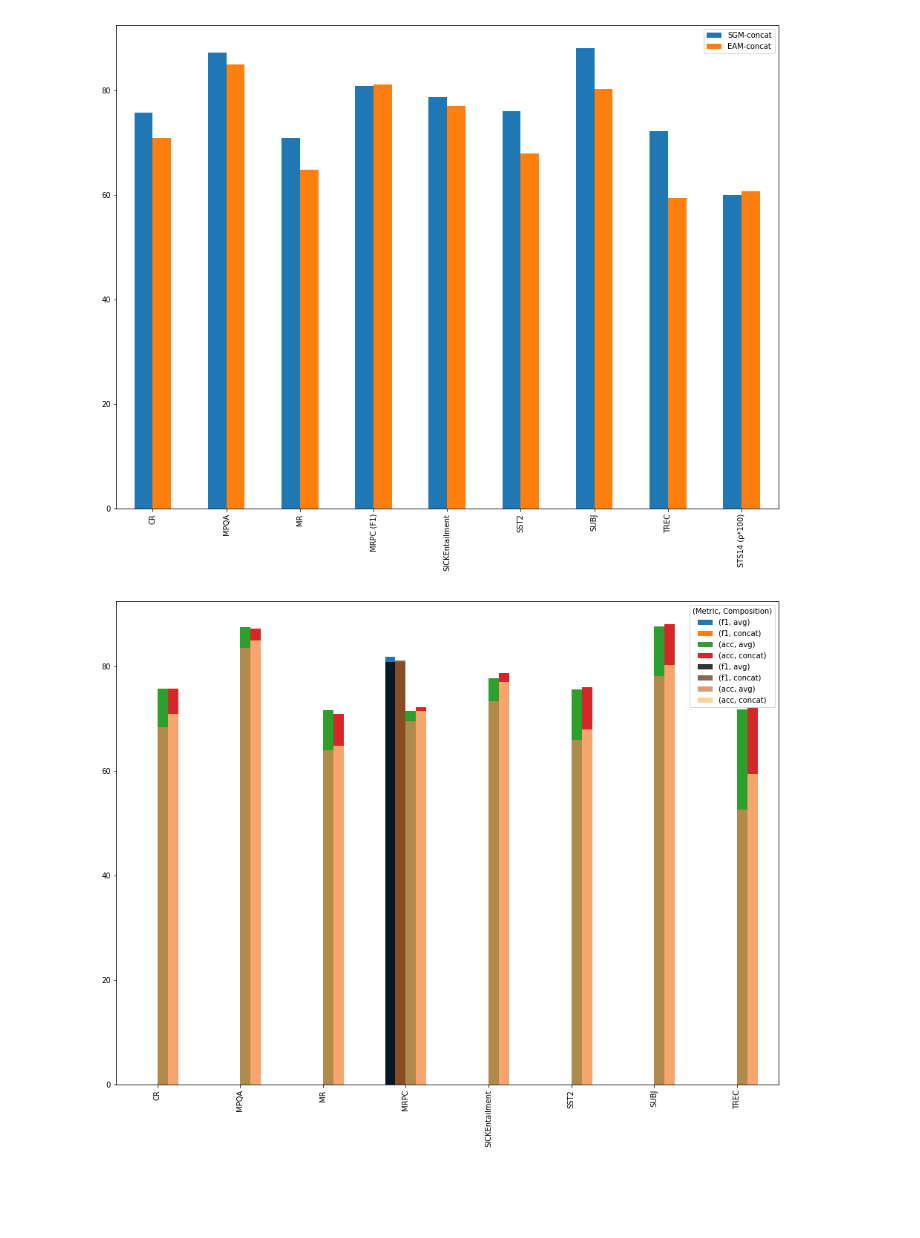
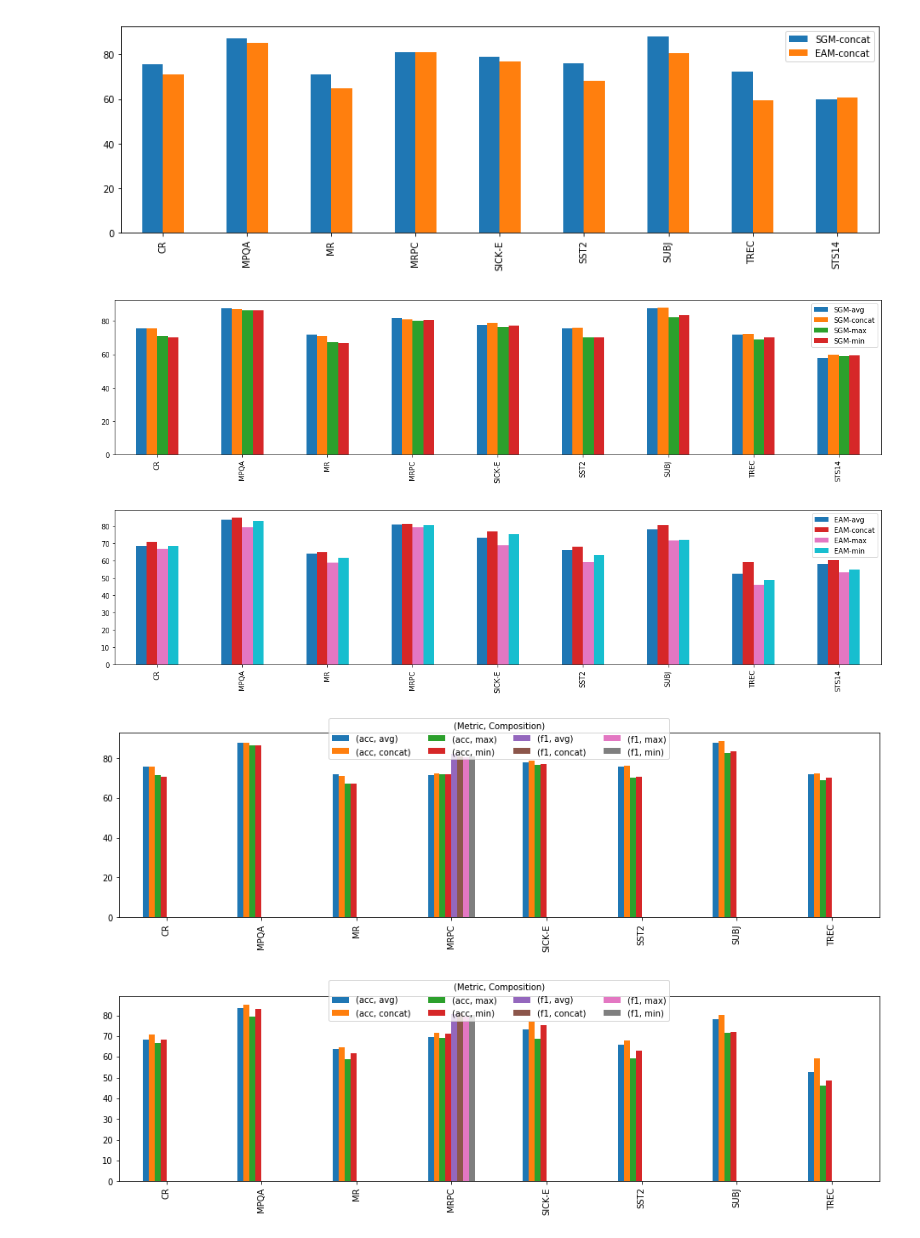
Before and after one commit to samarthbhargav/unsupervised-language-learning, a Jupyter notebook: practical-3/viz.ipynb, the cells around one changed output. Cells and saved outputs as stored; diff of their text form; code cells hidden in the pictures; blank space fills up the shorter version.

```diff
--- a/practical-3/viz.ipynb
+++ b/practical-3/viz.ipynb
@@ -148,0 +108,2 @@ best
+# %%
+plt.rcParams['figure.figsize'] = [12, 4]
@@ -149,8 +113,9 @@ best
 # %%
 ax = best.plot(kind = 'bar')
 ax.set_xticks(best['Tasks'].index)
 ax.set_xticklabels(list(best['Tasks']), rotation=90)
-plt.savefig("best.eps", dpi = 300)
+plt.tight_layout()
+# plt.savefig("best.eps", dpi = 300)
 # %% [output]
-[figure, old version]
+[figure, new version]
 # %%
@@ -158,8 +126,34 @@ plt.rcParams['figure.figsize'] = [16, 12]
+# %%
+ax = SGM.plot(kind = 'bar')
+ax.set_xticks(SGM['Tasks'].index)
+ax.set_xticklabels(list(SGM['Tasks']), rotation=90)
+plt.tight_layout()
+# plt.savefig("SGM.eps", dpi = 300)
+# %% [output]
+[figure, added]
+# %%
+ax = EAM.plot(kind = 'bar', colormap="tab10")
+ax.set_xticks(EAM['Tasks'].index)
+ax.set_xticklabels(list(EAM['Tasks']), rotation=90)
+plt.tight_layout()
+plt.savefig("EAM.eps", dpi = 300)
+# %% [output]
+[figure, added]
 # %%
 ax = ClassificationTask_sgm.unstack(level=0).plot(kind='bar', subplots=False)
-bx = ClassificationTask_eam.unstack(level=0).plot(kind='bar', subplots=False, ax=ax, colormap = 'copper', alpha = 0.8).legend(title = "(Metric, Composition)")
-# plt.plot(ax, bx)
+ax.set_xticklabels(xx, rotation=90)
+ax.legend(title = "(Metric, Composition)", loc= 9, ncol=4, fancybox=True, bbox_to_anchor=(0.5, 1.1))
+# plt.tight_layout()
 # plt.savefig("ClassificationTask_sgm.eps", dpi = 300)
 plt.show()
 # %% [output]
-[figure, old version]
+[figure, new version]
+# %%
+ax = ClassificationTask_eam.unstack(level=0).plot(kind='bar', subplots=False)
+ax.set_xticklabels(xx, rotation=90)
+ax.legend(title = "(Metric, Composition)", loc= 9, ncol=4, fancybox=True, bbox_to_anchor=(0.5, 1.11))
+# plt.tight_layout()
+# plt.savefig("ClassificationTask_eam.eps", dpi = 300)
+plt.show()
+# %% [output]
+[figure, added]
```
Also changed, not shown: parts of 14 cells of this notebook.
